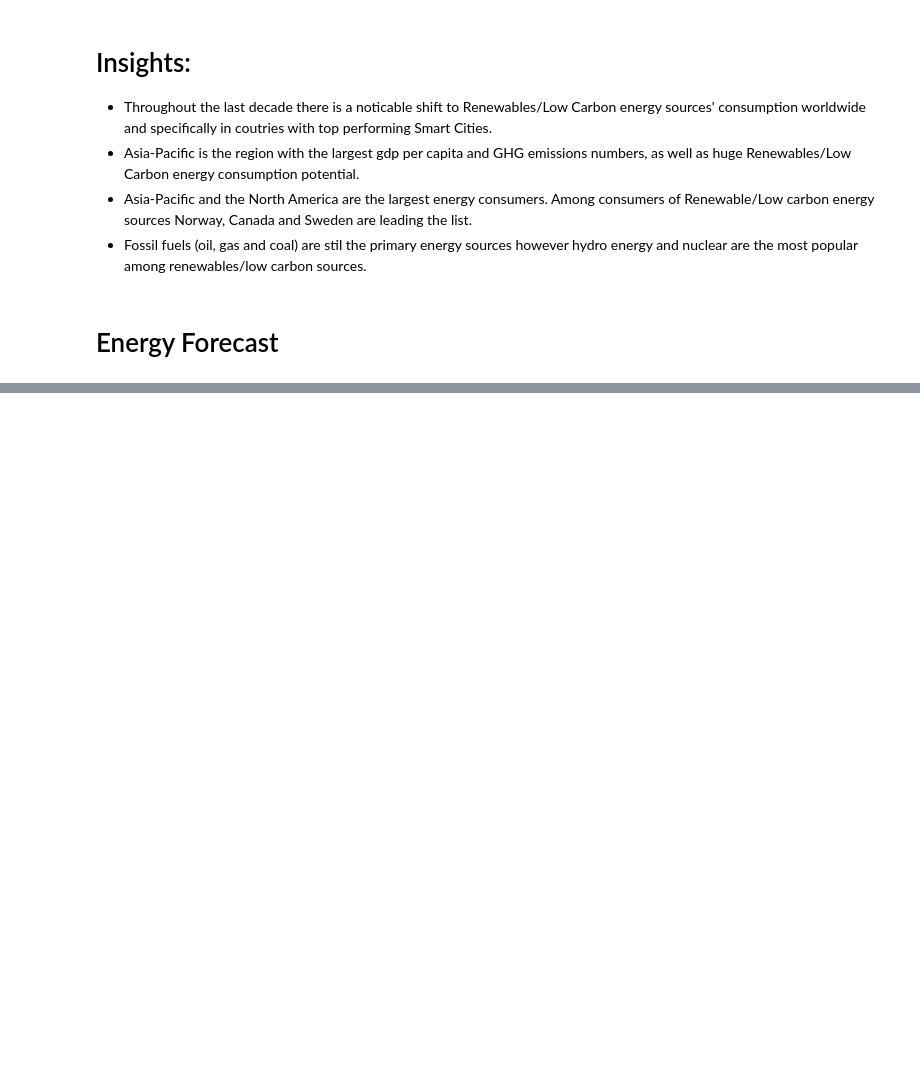
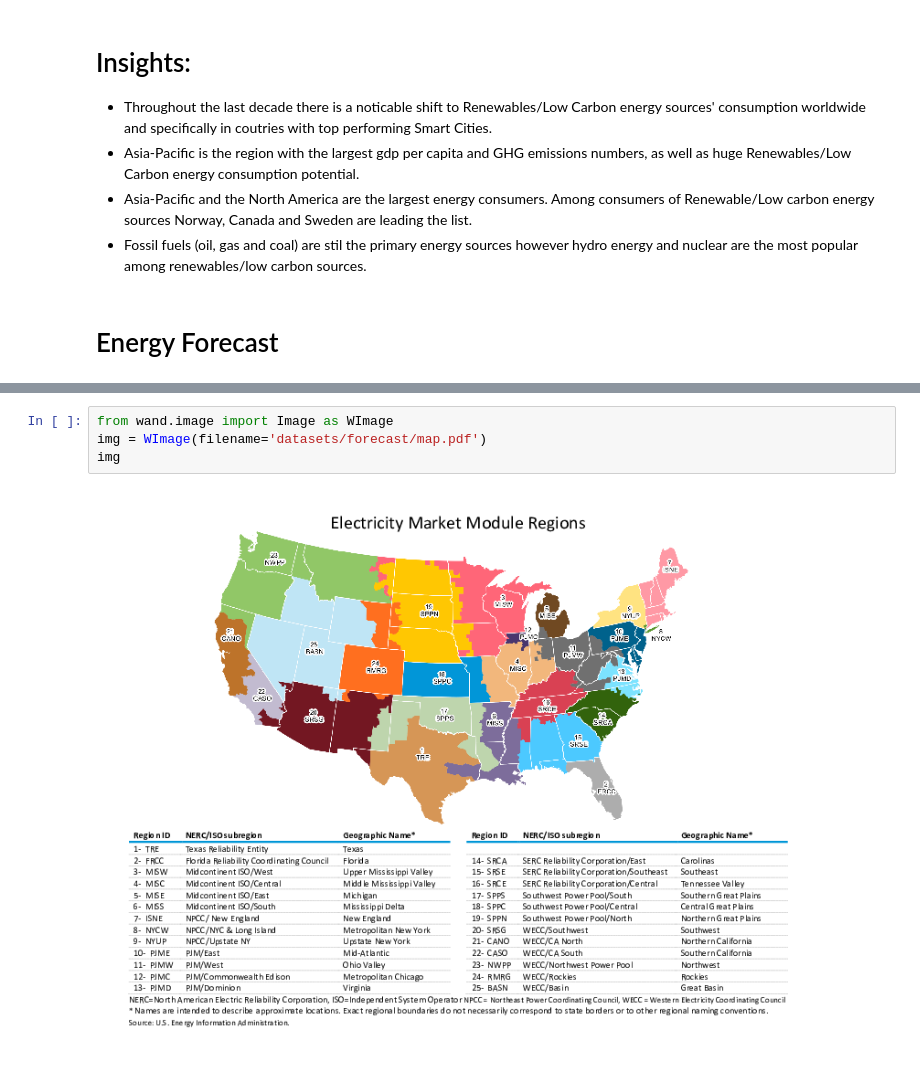
Before and after one commit to Edoardo1996/iornhack-final-project, a Jupyter notebook: main.ipynb, the cells around one changed output, grey strips where cells are left out. Cells and saved outputs as stored; diff of their text form; blank space fills up the shorter version.

Commit message:
Add forecast

```diff
--- a/main.ipynb
+++ b/main.ipynb
@@ -796,0 +823,6 @@ plt.show()
+# %%
+from wand.image import Image as WImage
+img = WImage(filename='datasets/forecast/map.pdf')
+img
+# %% [output]
+[figure, added]
```
Also changed, not shown: parts of 56 cells of this notebook, 4 other files.
